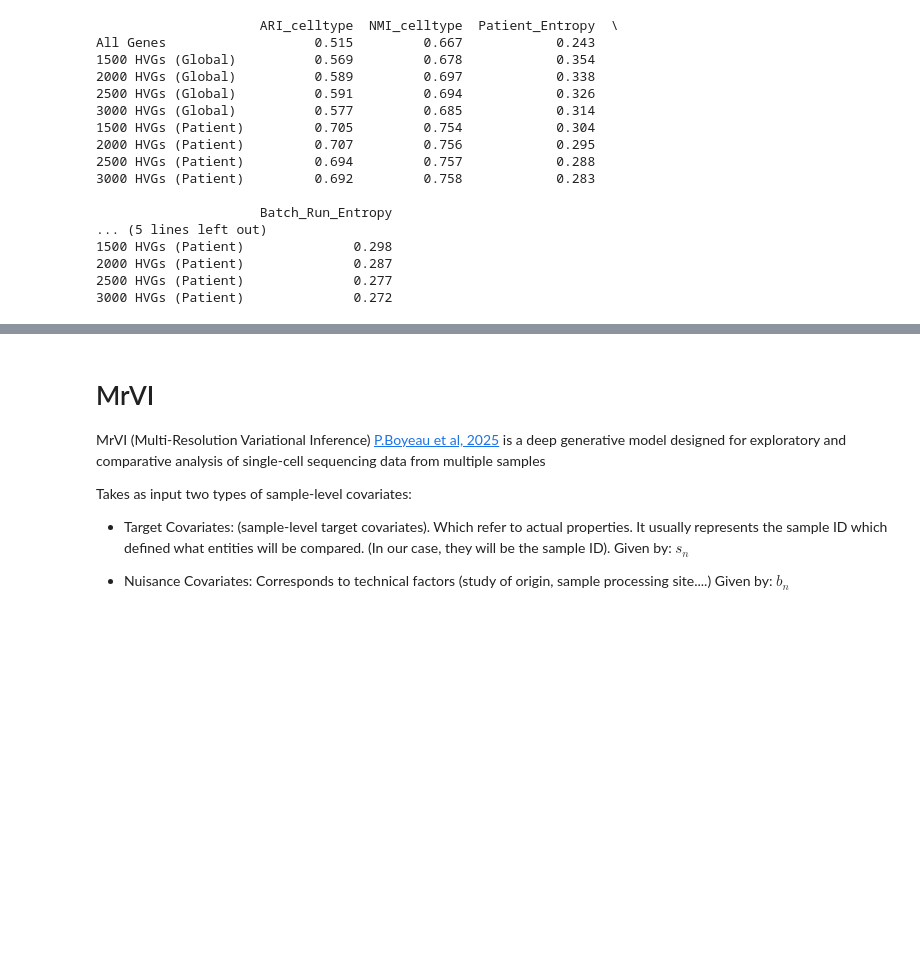
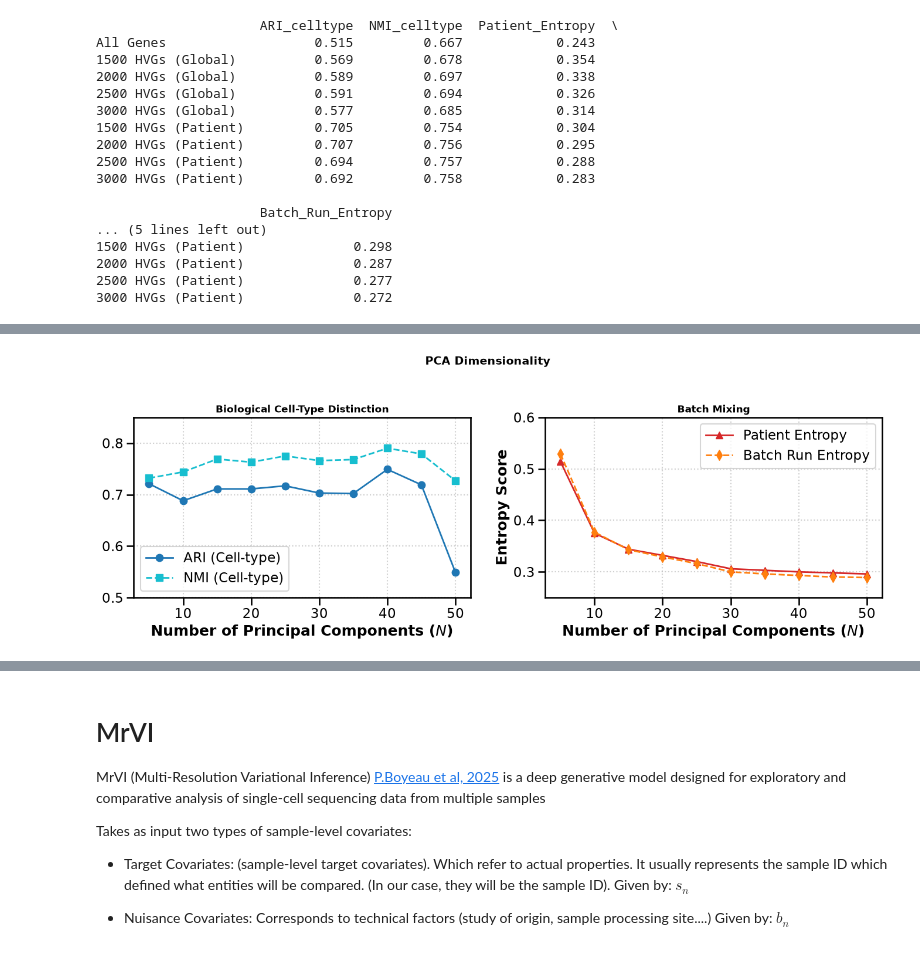
Before and after one commit to alvarodca/DeepGen-Oncology, a Jupyter notebook: models.ipynb, the cells around one changed output, grey strips where cells are left out. Drawn from its saved outputs; the diff is of its cells as text; code cells hidden in the pictures; blank space fills up the shorter version.

```diff
--- a/models.ipynb
+++ b/models.ipynb
@@ -185,12 +201,6 @@ celltypes = adata_sub.obs["celltype"].values
 patients = adata_sub.obs["patient"].values
 run = adata_sub.obs["batch_run"].values
 # %%
-# Labels for downstream evaluation on adata_sub
-n_celltypes = adata_sub.obs["celltype"].nunique()
-celltypes = adata_sub.obs["celltype"].values
-patients = adata_sub.obs["patient"].values
-run = adata_sub.obs["batch_run"].values
-
 all_results = {}
 
 # Baseline: PCA on All Genes
@@ -329,0 +394,66 @@ sc.pp.highly_variable_genes(adata, n_top_genes=N_HVG, flavor="seurat_v3",
+# %%
+# Plotting the result
+fig, (ax1, ax2) = plt.subplots(1, 2, figsize=(14, 5))
+
+# Subplot 1
+ax1.plot(
+    results_df.index,
+    results_df["ARI_celltype"],
+    marker="o",
+    linewidth=2,
+    label="ARI (Cell-type)",
+    color="#1f77b4",
+)
+ax1.plot(
+    results_df.index,
+    results_df["NMI_celltype"],
+    marker="s",
+    linewidth=2,
+    linestyle="--",
+    label="NMI (Cell-type)",
+    color="#17becf",
+)
+
+ax1.set_xlabel("Number of Principal Components ($N$)", fontweight="bold")
+ax1.set_title("Biological Cell-Type Distinction", fontweight="bold", fontsize=12)
+ax1.set_ylim(0.50, 0.85)
+ax1.grid(True, linestyle=":", alpha=0.6)
+ax1.legend(loc="lower left")
+
+# Batch Mixing
+ax2.plot(
+    results_df.index,
+    results_df["Patient_Entropy"],
+    marker="^",
+    linewidth=2,
+    label="Patient Entropy",
+    color="#d62728",
+)
+ax2.plot(
+    results_df.index,
+    results_df["Batch_Run_Entropy"],
+    marker="d",
+    linewidth=2,
+    linestyle="--",
+    label="Batch Run Entropy",
+    color="#ff7f0e",
+)
+
+ax2.set_xlabel("Number of Principal Components ($N$)", fontweight="bold")
+ax2.set_ylabel("Entropy Score", fontweight="bold")
+ax2.set_title("Batch Mixing", fontweight="bold", fontsize=12)
+ax2.set_ylim(0.25, 0.60)
+ax2.grid(True, linestyle=":", alpha=0.6)
+ax2.legend(loc="upper right")
+
+
+plt.suptitle(
+    "PCA Dimensionality",
+    fontweight="bold",
+    fontsize=14,
+    y=1.02,
+)
+plt.tight_layout()
+plt.show()
+# %% [output]
+[figure, added]
```
Also changed, not shown: parts of 13 cells of this notebook.
